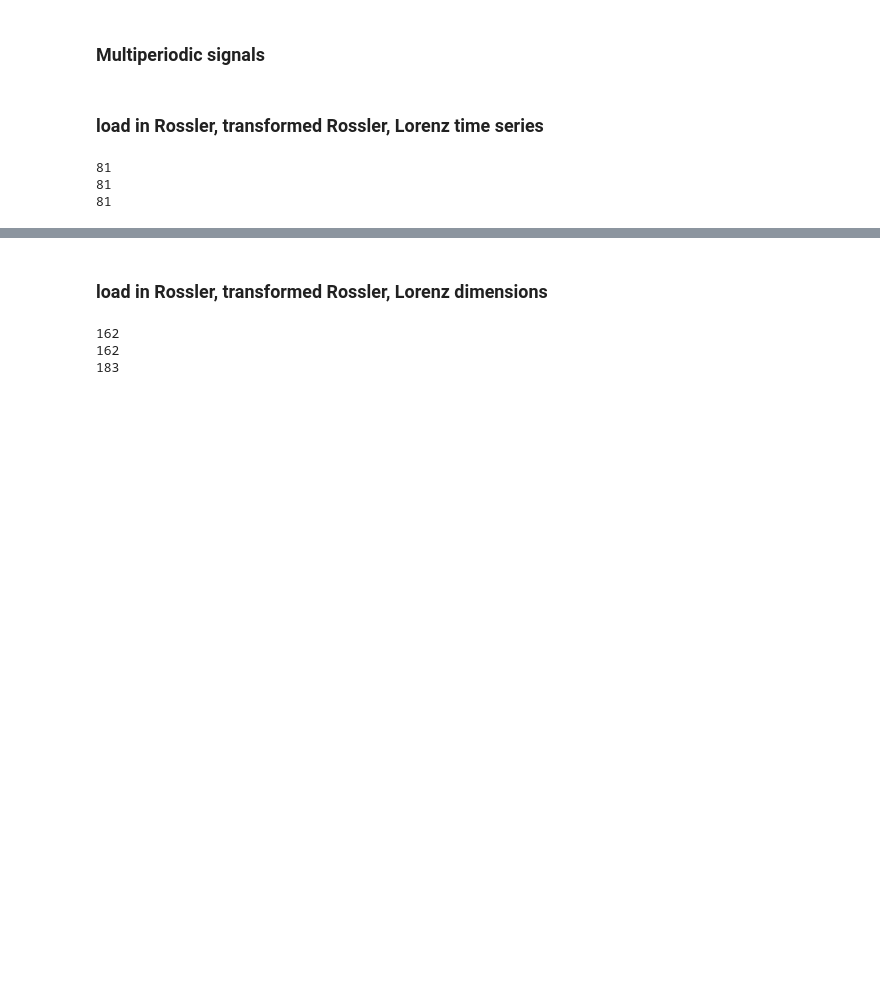
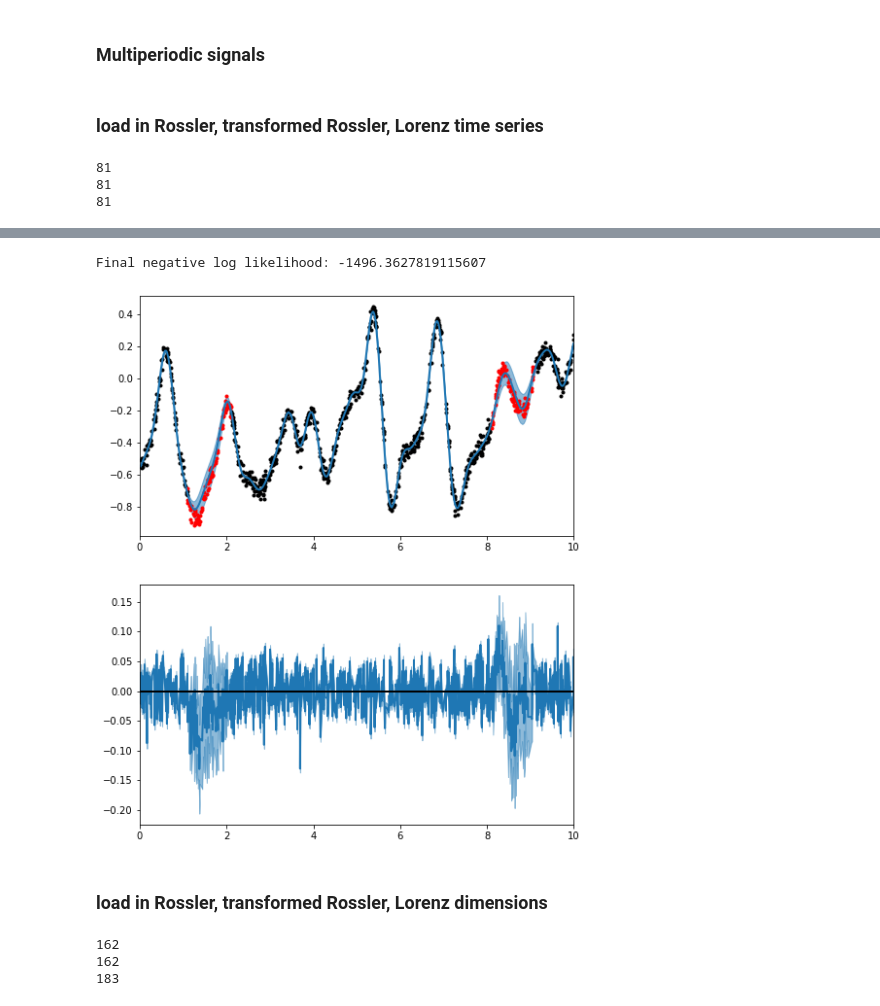
Before and after one commit to esandford/starspot_chaos, a Jupyter notebook: GPinterpolation.ipynb, the cells around one changed output, grey strips where cells are left out. Cells and saved outputs as stored; diff of their text form; code cells hidden in the pictures; blank space fills up the shorter version.

```diff
--- a/GPinterpolation.ipynb
+++ b/GPinterpolation.ipynb
@@ -139,3 +246,38 @@ plt.show()
+# %%
+solver = jaxopt.ScipyMinimize(fun=neg_log_likelihood)
+soln = solver.run(theta_init, X=test_t_holdout, y=test_y_holdout)
+print(f"Final negative log likelihood: {soln.state.fun_val}")
+# %% [output]
+Final negative log likelihood: -1496.3627819115607
+# %%
+#print(np.shape(test_t))
+#print(np.shape(test_y))
+gp = build_gp(soln.params, test_t_holdout)
+cond_gp = gp.condition(test_y_holdout, test_t).gp
+mu, var = cond_gp.loc, cond_gp.variance
+
+fig, axes = plt.subplots(2,1,figsize=(8,10))
+axes[0].plot(test_t_holdout, test_y_holdout, "k.")
+axes[0].plot(test_t[100:200], test_y[100:200],"r.")
+axes[0].plot(test_t[800:900], test_y[800:900],"r.")
+
+axes[0].fill_between(
+    test_t, mu + np.sqrt(var), mu - np.sqrt(var), color="C0", alpha=0.5
+)
+
+axes[0].plot(test_t, mu, color="C0", lw=2)
+
+axes[1].plot(test_t, test_y - mu, color="C0", lw=2)
+axes[1].fill_between(
+    test_t, test_y - mu + np.sqrt(var), test_y - mu - np.sqrt(var), color="C0", alpha=0.5
+)
+axes[1].axhline(0,color='k',lw=2)
+
+for ax in axes:
+    ax.set_xlim(0,10)
+plt.show()
+# %% [output]
+[figure, added]
 # %% [markdown]
 ### load in Rossler, transformed Rossler, Lorenz dimensions
 # %%
```
Also changed, not shown: parts of 5 cells of this notebook, 2 other files.
